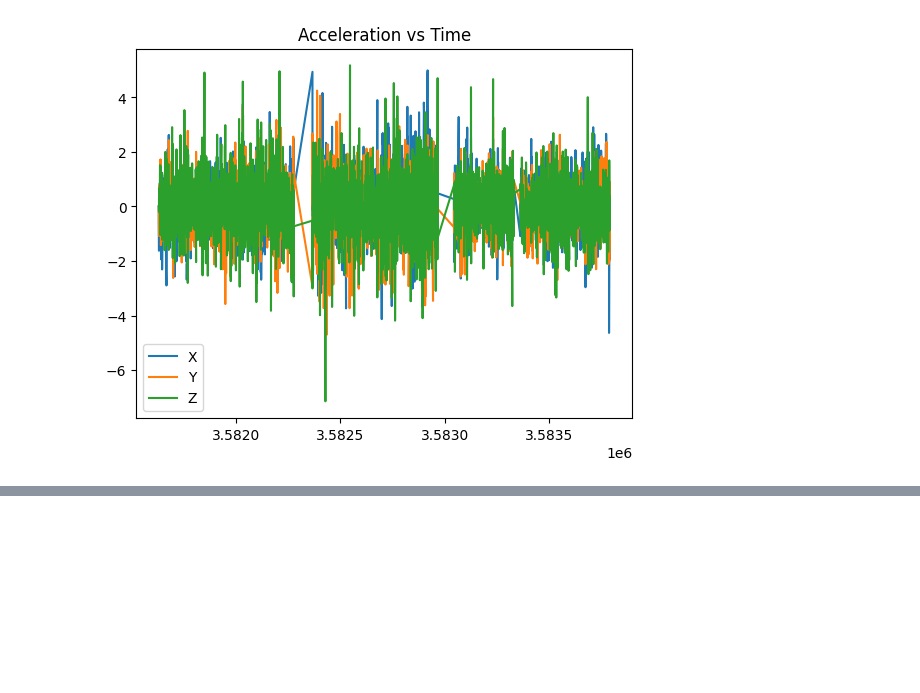
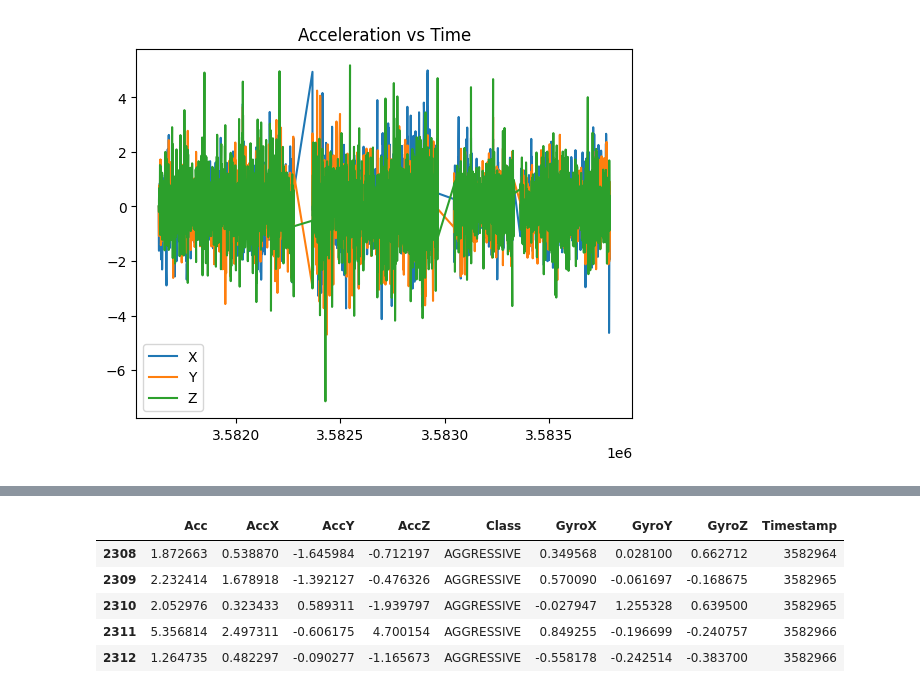
Before and after one commit to aurvantGitHub/driving_behavior, a Jupyter notebook: main.ipynb, the cells around one changed output, grey strips where cells are left out. Saved outputs shown, nothing was run; the diff lists cells and outputs as text; code cells hidden in the pictures; blank space fills up the shorter version.

```diff
--- a/main.ipynb
+++ b/main.ipynb
@@ -86,0 +101,11 @@ df = df.reindex(sorted(df.columns), axis=1)
+# %%
+# create new dfs
+df_2 = df.iloc[time_index[0]:time_index[1], :]
+df_2.tail()
+# %% [output]
+|  | Acc | AccX | AccY | AccZ | Class | GyroX | GyroY | GyroZ | Timestamp |
+| 2308 | 1.872663 | 0.538870 | -1.645984 | -0.712197 | AGGRESSIVE | 0.349568 | 0.028100 | 0.662712 | 3582964 |
+| 2309 | 2.232414 | 1.678918 | -1.392127 | -0.476326 | AGGRESSIVE | 0.570090 | -0.061697 | -0.168675 | 3582965 |
+| 2310 | 2.052976 | 0.323433 | 0.589311 | -1.939797 | AGGRESSIVE | -0.027947 | 1.255328 | 0.639500 | 3582965 |
+| 2311 | 5.356814 | 2.497311 | -0.606175 | 4.700154 | AGGRESSIVE | 0.849255 | -0.196699 | -0.240757 | 3582966 |
+| 2312 | 1.264735 | 0.482297 | -0.090277 | -1.165673 | AGGRESSIVE | -0.558178 | -0.242514 | -0.383700 | 3582966 |
```
Also changed, not shown: parts of 16 cells of this notebook.
